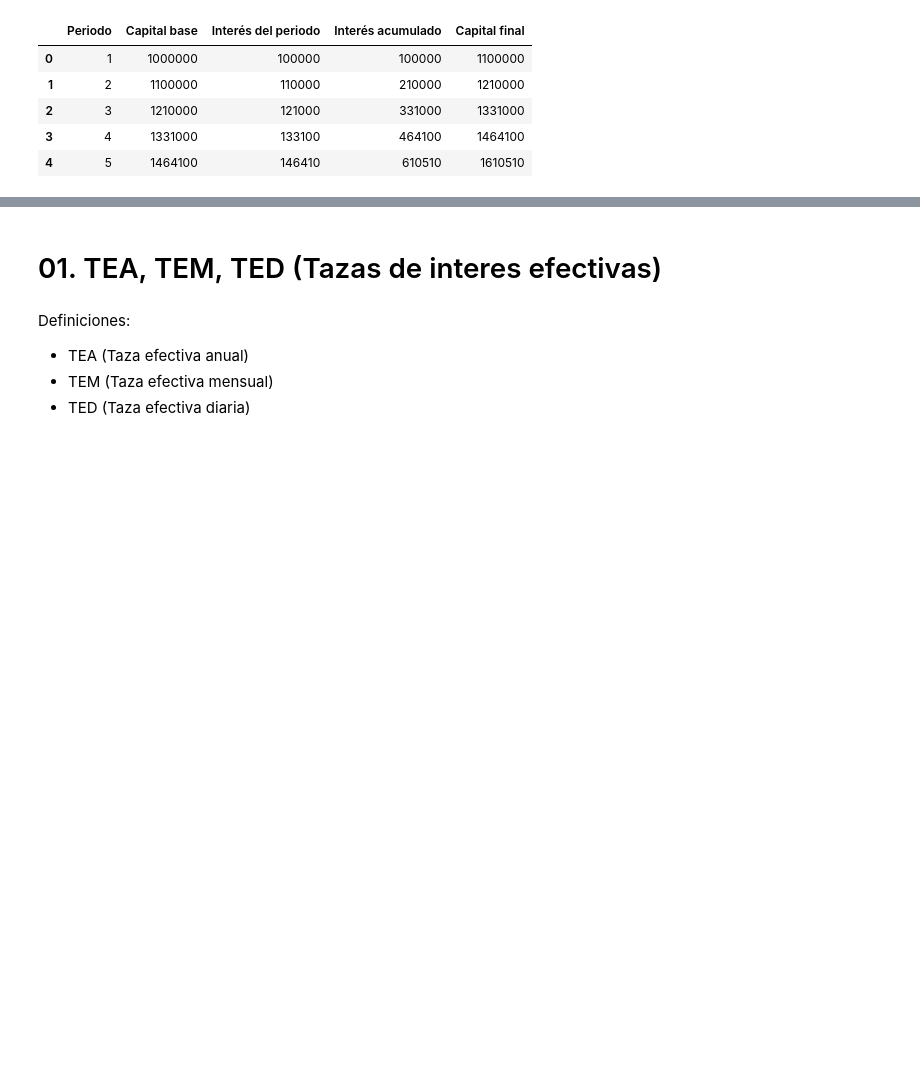
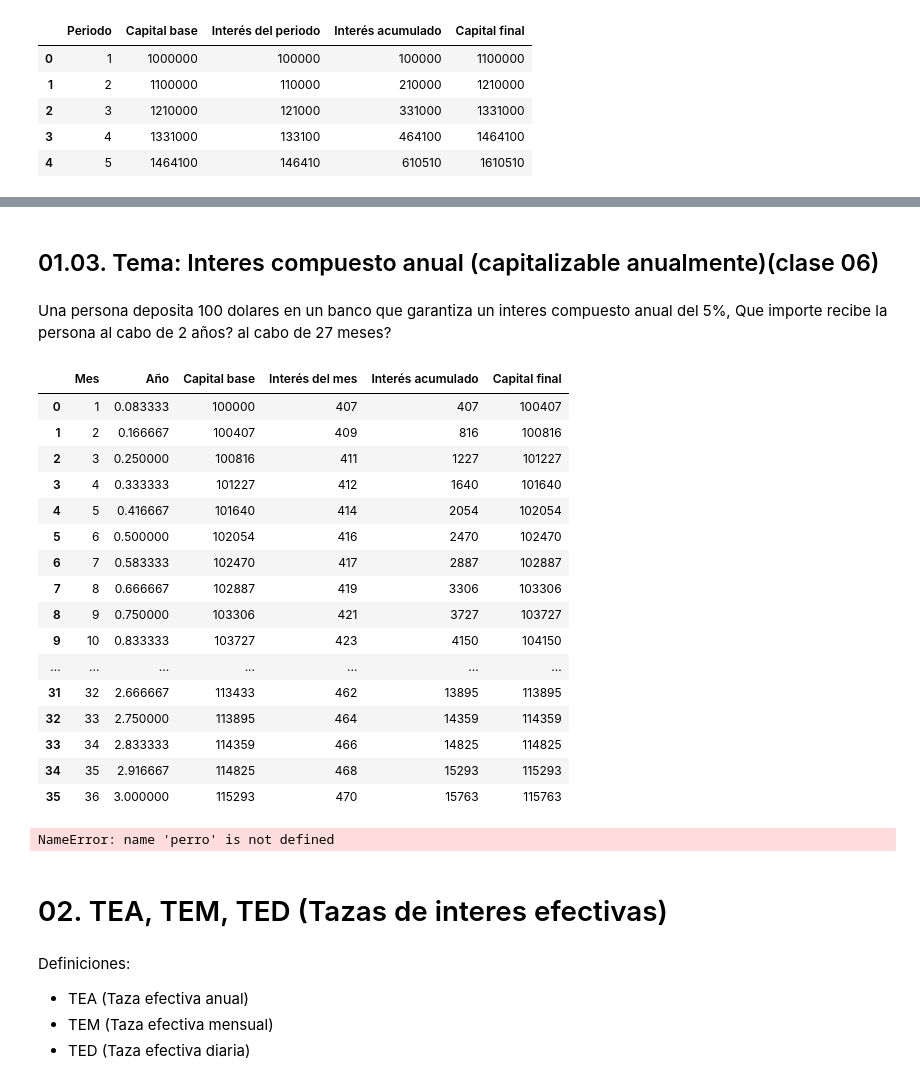
Before and after one commit to alexandergribenchenko/Data_Science_Finanzas, a Jupyter notebook: DS_FIN_01_Creditos_estudio.ipynb, the cells around one changed output, grey strips where cells are left out. Drawn from its saved outputs; the diff is of its cells as text; code cells hidden in the pictures; blank space fills up the shorter version.

```diff
--- a/DS_FIN_01_Creditos_estudio.ipynb
+++ b/DS_FIN_01_Creditos_estudio.ipynb
@@ -71,5 +230,40 @@ df
+# %% [markdown]
+## 01.03. Tema: Interes compuesto anual (capitalizable anualmente)(clase 06)
+# %% [markdown]
+Una persona  deposita 100 dolares en un banco que garantiza un interes compuesto anual del 5%, Que importe recibe la persona al cabo de 2 años? al cabo de 27 meses?
+# %%
+df = generar_tabla_mensual(
+    capital_inicial=100000,
+    tasa_anual=0.05,
+    m=1,
+    n=3
+)
+
+df
+# %% [output]
+|  | Mes | Año | Capital base | Interés del mes | Interés acumulado | Capital final |
+| 0 | 1 | 0.083333 | 100000 | 407 | 407 | 100407 |
+| 1 | 2 | 0.166667 | 100407 | 409 | 816 | 100816 |
+| 2 | 3 | 0.250000 | 100816 | 411 | 1227 | 101227 |
+| 3 | 4 | 0.333333 | 101227 | 412 | 1640 | 101640 |
+| 4 | 5 | 0.416667 | 101640 | 414 | 2054 | 102054 |
+| 5 | 6 | 0.500000 | 102054 | 416 | 2470 | 102470 |
+| 6 | 7 | 0.583333 | 102470 | 417 | 2887 | 102887 |
+| 7 | 8 | 0.666667 | 102887 | 419 | 3306 | 103306 |
+| 8 | 9 | 0.750000 | 103306 | 421 | 3727 | 103727 |
+| 9 | 10 | 0.833333 | 103727 | 423 | 4150 | 104150 |
+| ... | ... | ... | ... | ... | ... | ... |
+| 31 | 32 | 2.666667 | 113433 | 462 | 13895 | 113895 |
+| 32 | 33 | 2.750000 | 113895 | 464 | 14359 | 114359 |
+| 33 | 34 | 2.833333 | 114359 | 466 | 14825 | 114825 |
+| 34 | 35 | 2.916667 | 114825 | 468 | 15293 | 115293 |
+| 35 | 36 | 3.000000 | 115293 | 470 | 15763 | 115763 |
+# %%
+perro
+# %% [output]
+NameError: name 'perro' is not defined
 # %% [markdown]
-# 01. TEA, TEM, TED (Tazas de interes efectivas)
+# 02. TEA, TEM, TED (Tazas de interes efectivas)
 # %% [markdown]
 Definiciones:
 
```
Also changed, not shown: parts of 20 cells of this notebook.
